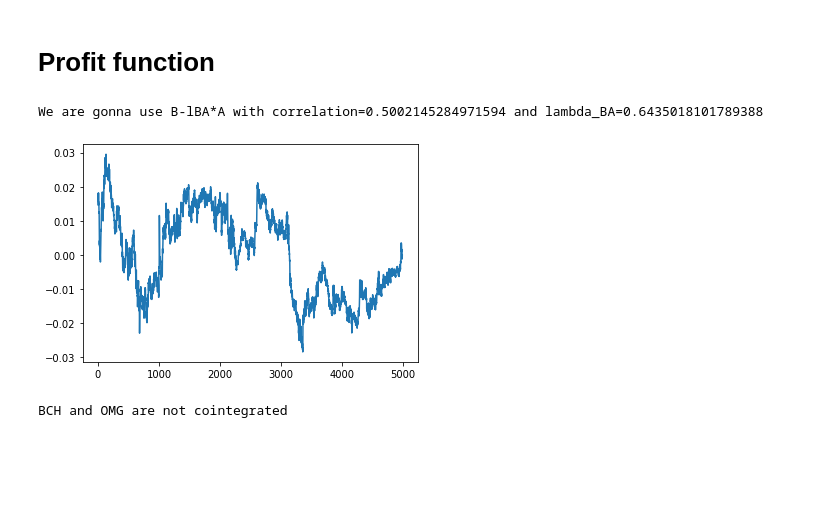
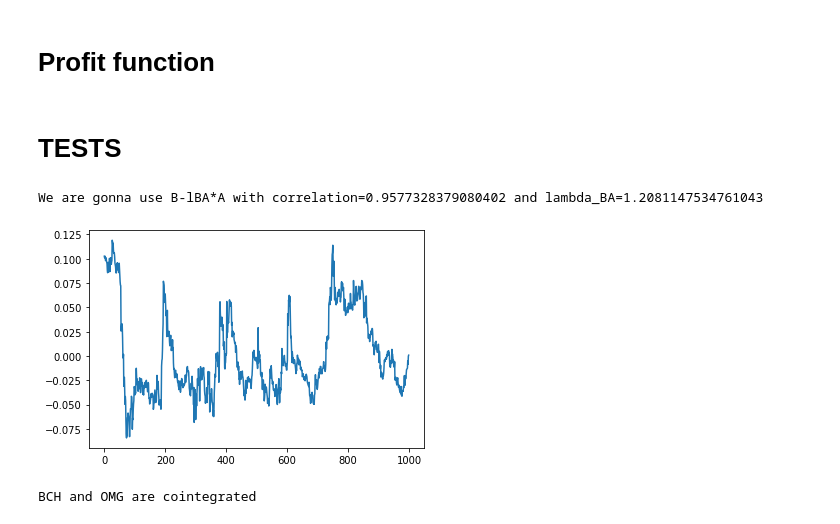
Before and after one commit to RolaRogers/quant, a Jupyter notebook: cointegration_test.ipynb, the cells around one changed output. Drawn from its saved outputs; the diff is of its cells as text; code cells hidden in the pictures; blank space fills up the shorter version.

```diff
--- a/cointegration_test.ipynb
+++ b/cointegration_test.ipynb
@@ -6,7 +6,7 @@ import matplotlib.pyplot as plt
 # %%
 def get_price(tick,res):
     res=str(res)
-    hist=requests.get('https://ftx.com/api/markets/'+tick+'-PERP/candles?resolution='+res+'&start_time='+'0'+'&limit=5000').json()
+    hist=requests.get('https://ftx.com/api/markets/'+tick+'-PERP/candles?resolution='+res+'&start_time='+'0'+'&limit=1000').json()
     hist=pd.DataFrame(hist['result'])
     hist.drop(['startTime'], axis = 1, inplace=True)
     return hist
@@ -21,6 +21,11 @@ def get_initime(hist):
     aux=hist.copy(deep=True)
     aux['time'] = pd.to_datetime(aux['time'], unit='ms')
     return aux['time'][0]
+
+def get_time(hist,i):
+    aux=hist.copy(deep=True)
+    aux['time'] = pd.to_datetime(aux['time'], unit='ms')
+    return aux['time'][i]
 # %% [markdown]
 # Calculate cointegration constant
 # %%
@@ -107,15 +119,17 @@ def profit_array(spread):
     return prof,cross,delta_array
 # %%
 #Regularization of number of mean reverts function
+# %% [markdown]
+# TESTS
 # %%
-a=print_spread('BCH','OMG',60)
+a=print_spread('BCH','OMG',3600)
 # %% [output]
-We are gonna use B-lBA*A with correlation=0.5002145284971594 and lambda_BA=0.6435018101789388
+We are gonna use B-lBA*A with correlation=0.9577328379080402 and lambda_BA=1.2081147534761043
-[figure, old version]
+[figure, new version]
 # %%
-adfuller_test('BCH','OMG',60)
+adfuller_test('BCH','OMG',3600)
 # %% [output]
-BCH and OMG are not cointegrated
+BCH and OMG are cointegrated
 # %%
 aux=profit_array(a)
 # %%
```
Also changed, not shown: parts of 9 cells of this notebook.
